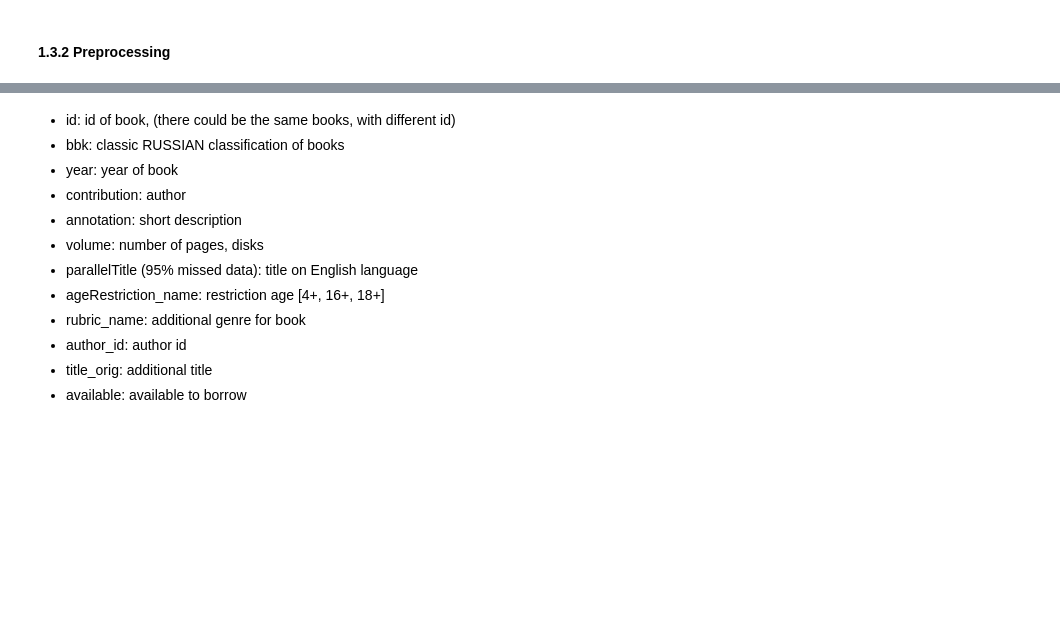
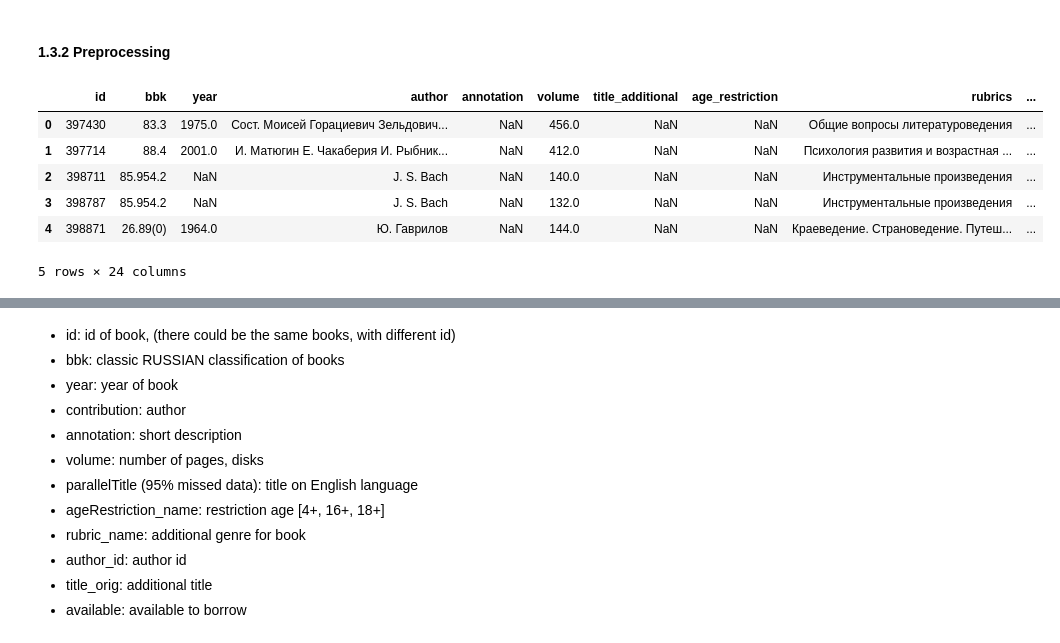
Before and after one commit to MAGLeb/hackaton-2021-recsys, a Jupyter notebook: notebooks/books_preprocessing.ipynb, the cells around one changed output, grey strips where cells are left out. Cells and saved outputs as stored; diff of their text form; code cells hidden in the pictures; blank space fills up the shorter version.

```diff
--- a/notebooks/books_preprocessing.ipynb
+++ b/notebooks/books_preprocessing.ipynb
@@ -68,3 +87,13 @@ DIFF BETWEEN 'data/dataset_knigi_1.xlsx' AND 'data/books.jsn' unique number of b
 743
 # %% [markdown]
 #### 1.3.2 Preprocessing
+# %%
+books_info.head()
+# %% [output]
+|  | id | bbk | year | author | annotation | volume | title_additional | age_restriction | rubrics | ... |
+| 0 | 397430 | 83.3 | 1975.0 | Сост. Моисей Горациевич Зельдович... | NaN | 456.0 | NaN | NaN | Общие вопросы литературоведения | ... |
+| 1 | 397714 | 88.4 | 2001.0 | И. Матюгин Е. Чакаберия И. Рыбник... | NaN | 412.0 | NaN | NaN | Психология развития и возрастная ... | ... |
+| 2 | 398711 | 85.954.2 | NaN | J. S. Bach | NaN | 140.0 | NaN | NaN | Инструментальные произведения | ... |
+| 3 | 398787 | 85.954.2 | NaN | J. S. Bach | NaN | 132.0 | NaN | NaN | Инструментальные произведения | ... |
+| 4 | 398871 | 26.89(0) | 1964.0 | Ю. Гаврилов | NaN | 144.0 | NaN | NaN | Краеведение. Страноведение. Путеш... | ... |
+5 rows × 24 columns
```
Also changed, not shown: parts of 18 cells of this notebook, 2 other files.
